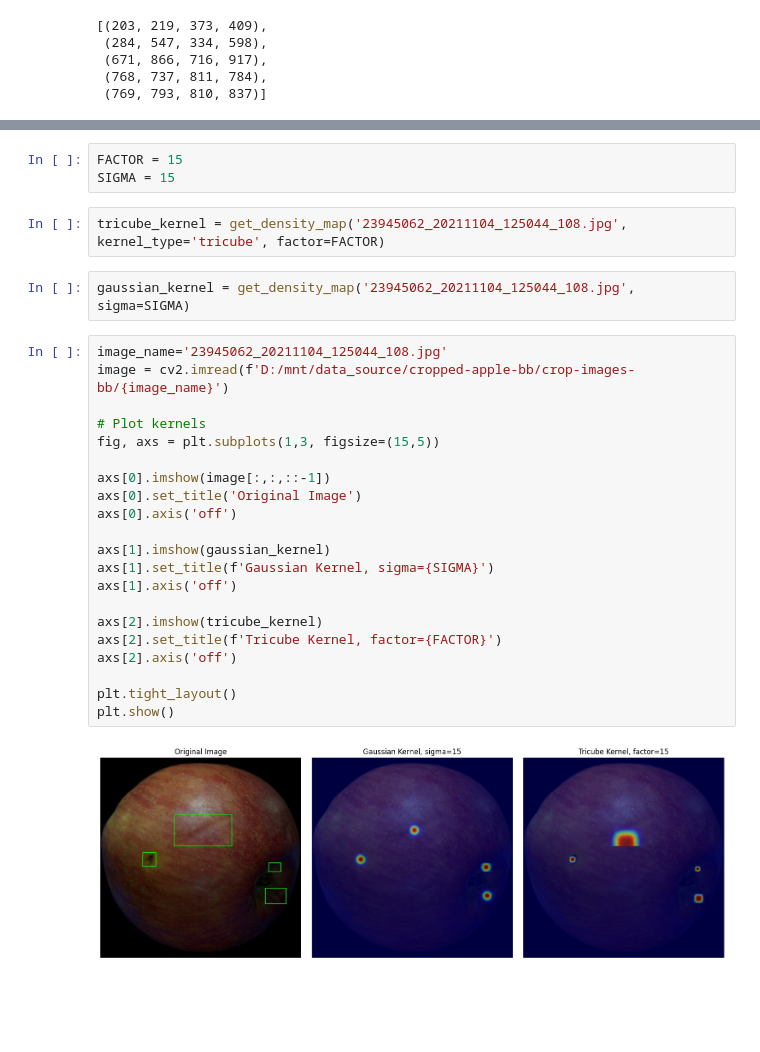
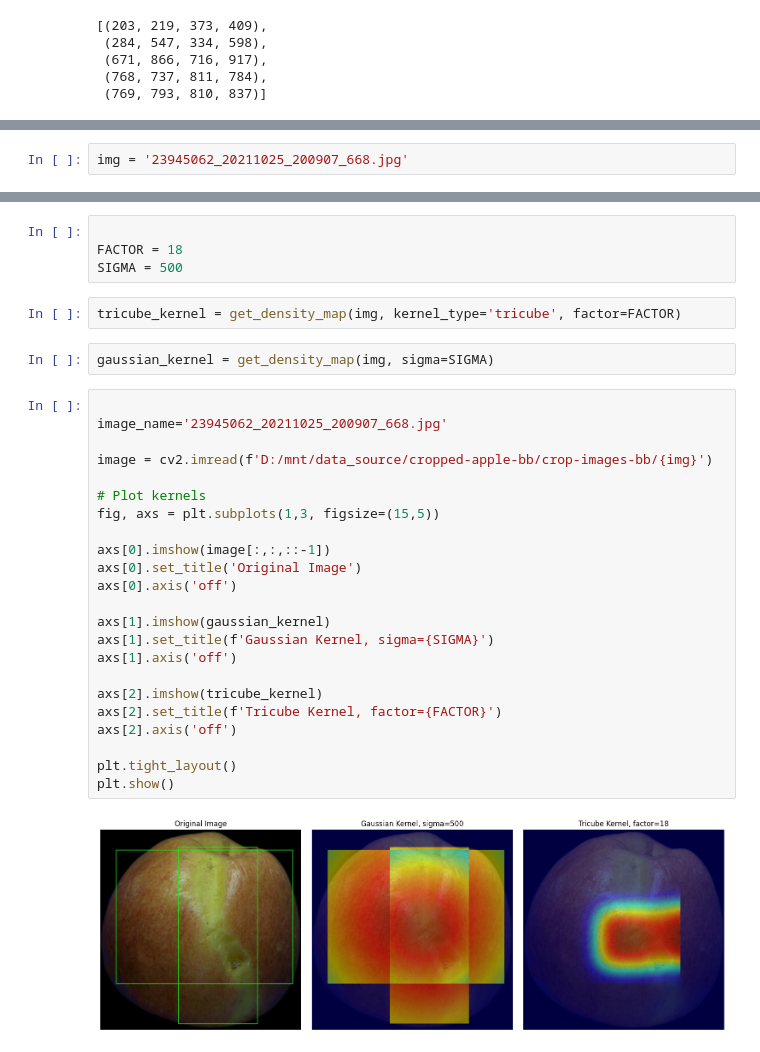
Before and after one commit to nbngochan/gaussian-apple, a Jupyter notebook: visualize.ipynb, the cells around one changed output, grey strips where cells are left out. Cells and saved outputs as stored; diff of their text form; blank space fills up the shorter version.

```diff
--- a/visualize.ipynb
+++ b/visualize.ipynb
@@ -49,3 +51,5 @@ img = 'D:/mnt/data_source/cropped-apple-bb/images/23945062_20211025_201041_669.j
+# %%
+img = '23945062_20211025_200907_668.jpg'
 # %%
 def get_density_map(image_name='23945062_20211025_201041_669.jpg', sigma=10, kernel_type='gaussian', factor=3):
 
@@ -83,34 +88,37 @@ def get_density_map(image_name='23945062_20211025_201041_669.jpg', sigma=10, ker
     # plt.imshow(overlay)
 
     return overlay
-# %%
-FACTOR = 15
-SIGMA = 15
+# %%
+
+FACTOR = 18
+SIGMA = 500
 # %%
-tricube_kernel = get_density_map('23945062_20211104_125044_108.jpg', kernel_type='tricube', factor=FACTOR)
+tricube_kernel = get_density_map(img, kernel_type='tricube', factor=FACTOR)
 # %%
-gaussian_kernel = get_density_map('23945062_20211104_125044_108.jpg', sigma=SIGMA)
+gaussian_kernel = get_density_map(img, sigma=SIGMA)
 # %%
-image_name='23945062_20211104_125044_108.jpg'
-image = cv2.imread(f'D:/mnt/data_source/cropped-apple-bb/crop-images-bb/{image_name}')
+
+image_name='23945062_20211025_200907_668.jpg'
+
+image = cv2.imread(f'D:/mnt/data_source/cropped-apple-bb/crop-images-bb/{img}')
 
 # Plot kernels
 fig, axs = plt.subplots(1,3, figsize=(15,5))
 
 axs[0].imshow(image[:,:,::-1])
 axs[0].set_title('Original Image')
 axs[0].axis('off')
 
 axs[1].imshow(gaussian_kernel)
 axs[1].set_title(f'Gaussian Kernel, sigma={SIGMA}')
 axs[1].axis('off')
 
 axs[2].imshow(tricube_kernel)
 axs[2].set_title(f'Tricube Kernel, factor={FACTOR}')
 axs[2].axis('off')
 
 plt.tight_layout()
 plt.show()
 # %% [output]
-[figure, old version]
+[figure, new version]
 # %%
```
Also changed, not shown: parts of 14 cells of this notebook, 2 other files.
